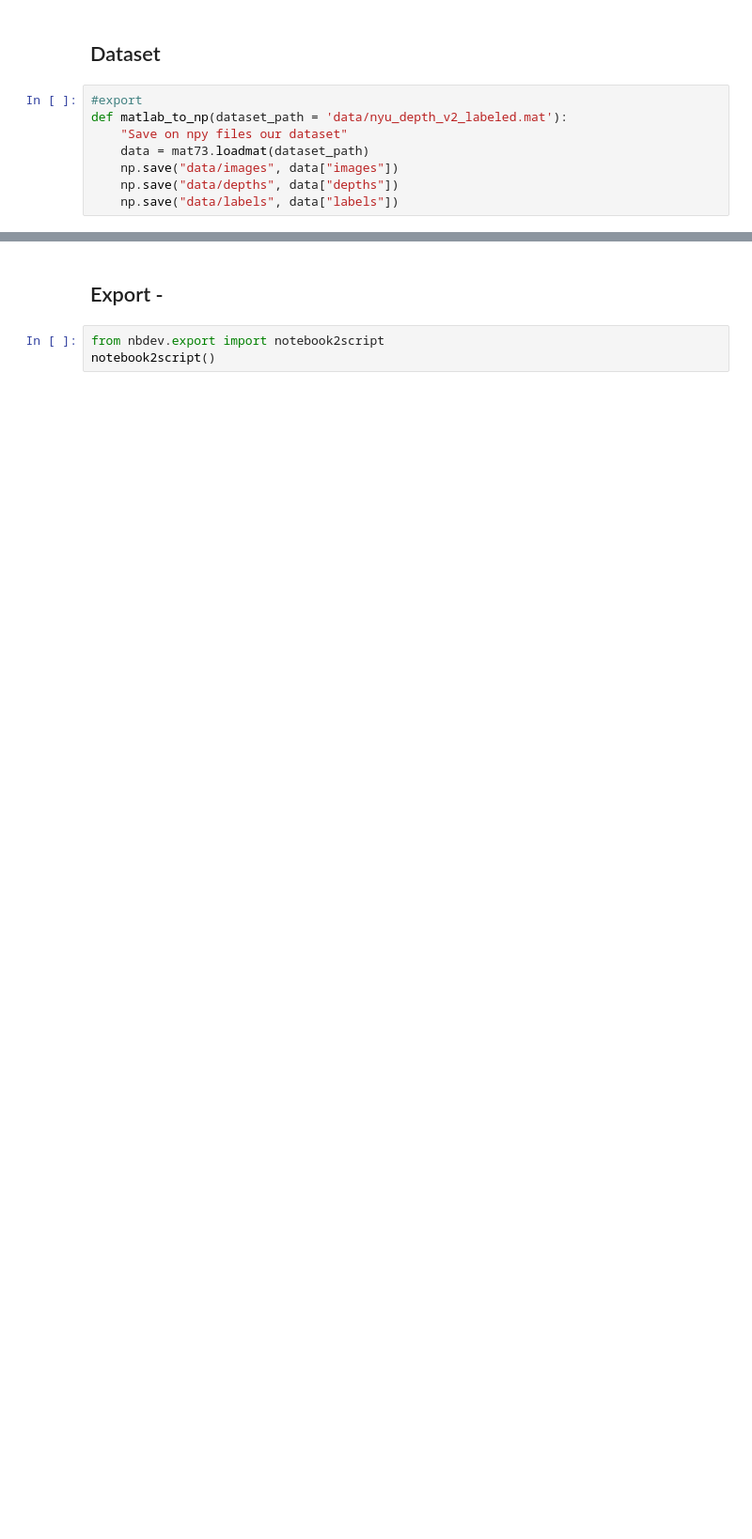
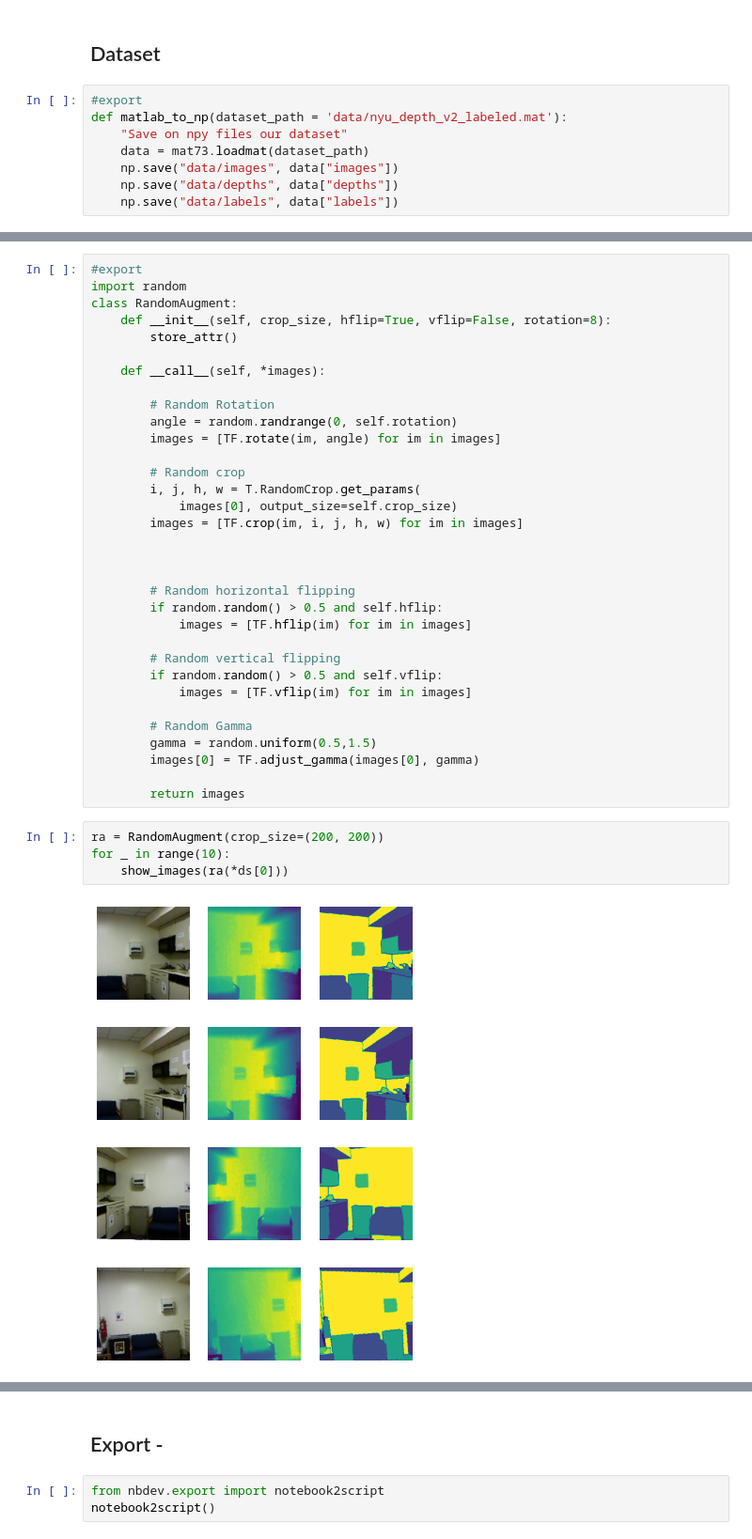
Before and after one commit to tcapelle/hydra_net, a Jupyter notebook: 01_data.ipynb, the cells around one changed output, grey strips where cells are left out. Shown: that part at 94% size. Saved outputs shown, nothing was run; the diff lists cells and outputs as text; blank space fills up the shorter version.

```diff
--- a/01_data.ipynb
+++ b/01_data.ipynb
@@ -58,0 +113,42 @@ class NYUDataset:
+# %%
+#export
+import random
+class RandomAugment:
+    def __init__(self, crop_size, hflip=True, vflip=False, rotation=8):
+        store_attr()
+
+    def __call__(self, *images):
+
+        # Random Rotation
+        angle = random.randrange(0, self.rotation)
+        images = [TF.rotate(im, angle) for im in images]
+
+        # Random crop
+        i, j, h, w = T.RandomCrop.get_params(
+            images[0], output_size=self.crop_size)
+        images = [TF.crop(im, i, j, h, w) for im in images]
+
+
+
+        # Random horizontal flipping
+        if random.random() > 0.5 and self.hflip:
+            images = [TF.hflip(im) for im in images]
+
+        # Random vertical flipping
+        if random.random() > 0.5 and self.vflip:
+            images = [TF.vflip(im) for im in images]
+
+        # Random Gamma
+        gamma = random.uniform(0.5,1.5)
+        images[0] = TF.adjust_gamma(images[0], gamma)
+
+        return images
+# %%
+ra = RandomAugment(crop_size=(200, 200))
+for _ in range(10):
+    show_images(ra(*ds[0]))
+# %% [output]
+[figure, added]
+[figure, added]
+[figure, added]
+[figure, added]
```
Also changed, not shown: parts of 11 cells of this notebook, 12 other files.
